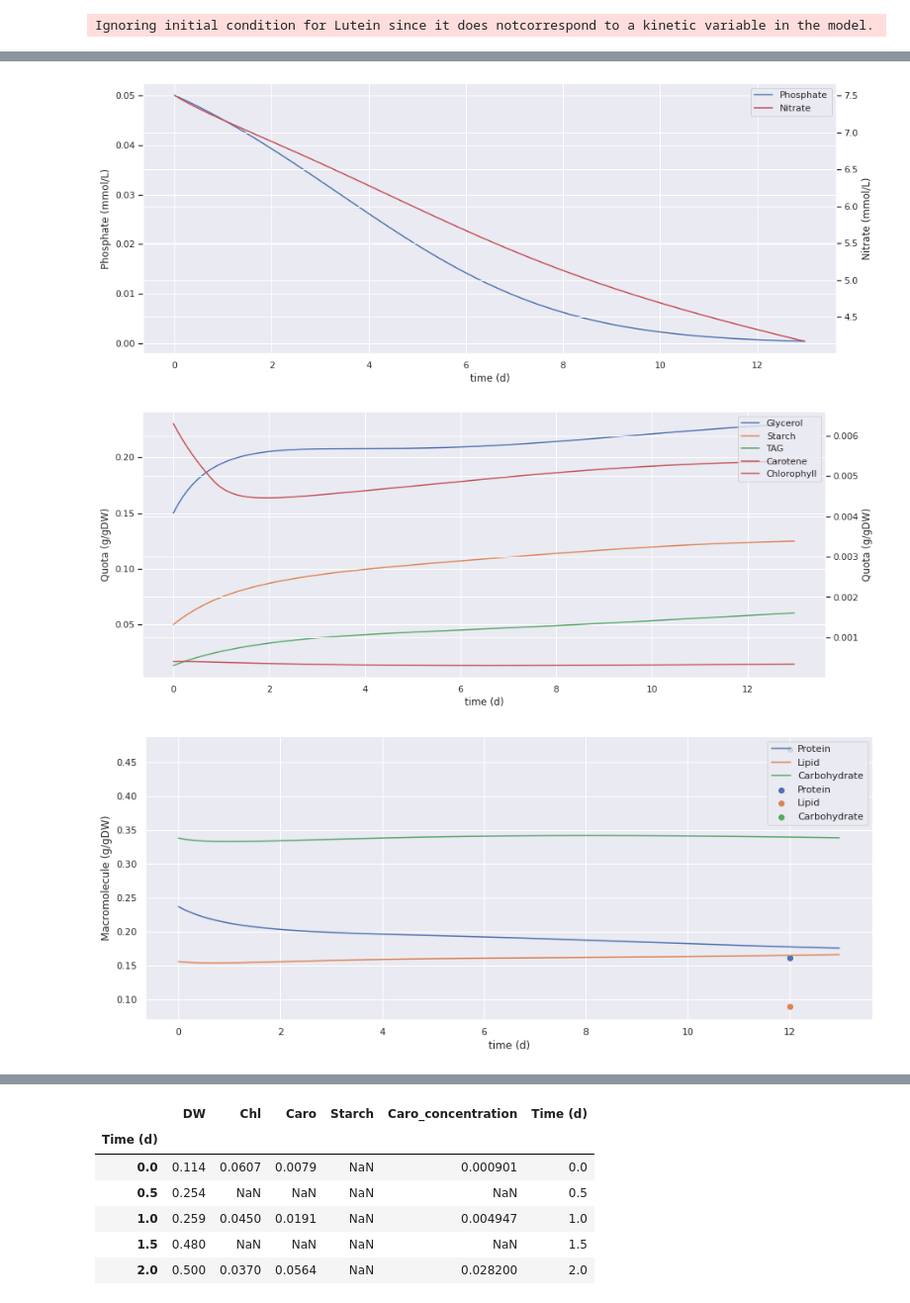
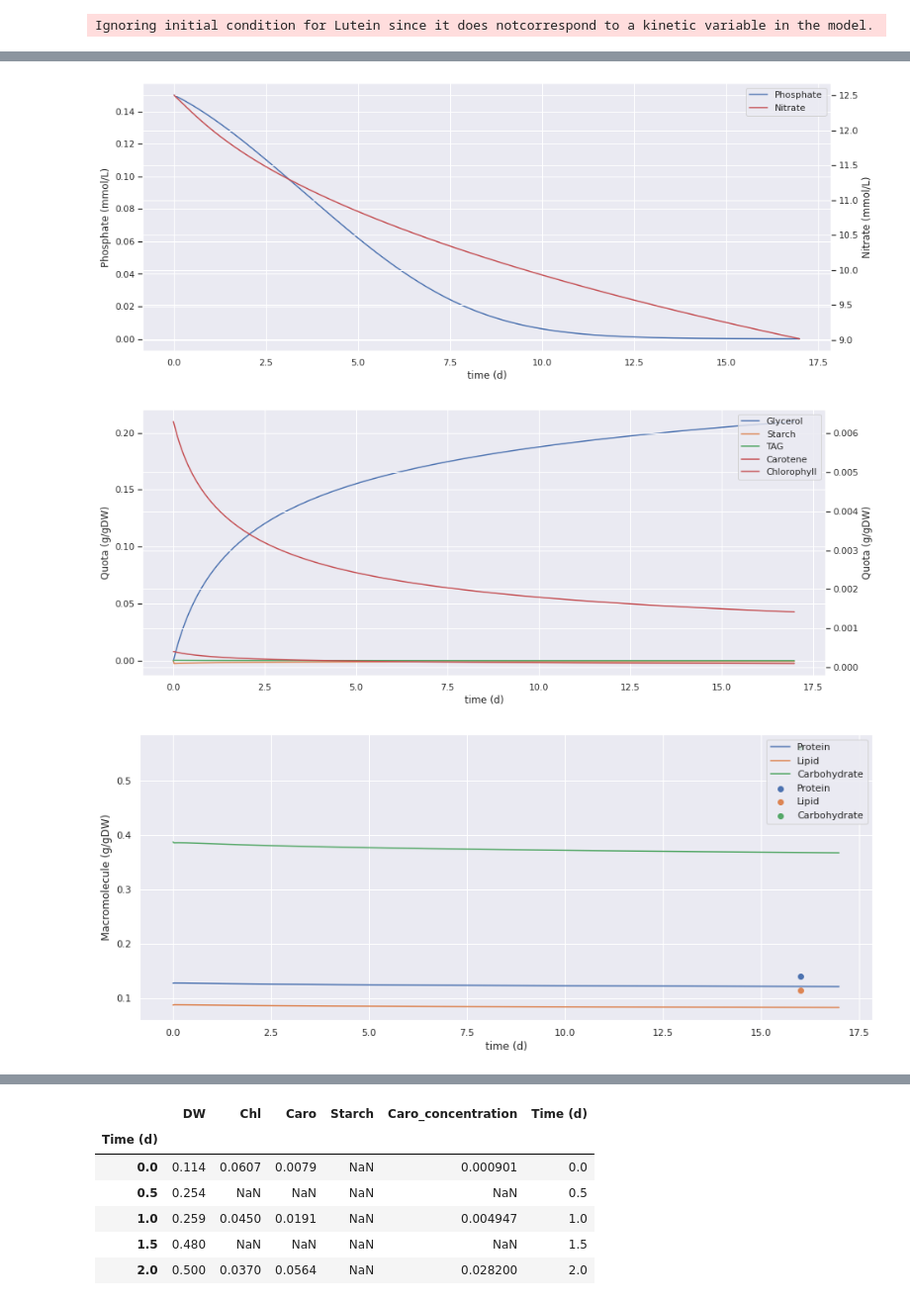
Before and after one commit to ecunha1996/GSMMutils, a Jupyter notebook: examples/test_dynamicfba.ipynb, the cells around one changed output, grey strips where cells are left out. Shown at 99% size. Cells and saved outputs as stored; diff of their text form; code cells hidden in the pictures.

```diff
--- a/examples/test_dynamicfba.ipynb
+++ b/examples/test_dynamicfba.ipynb
@@ -45,3 +45,9 @@ Reactions: 3515
 Metabolites: 3660
 Genes: 1690
 Model loaded
+# %%
+import sys
+sys.path.insert(0, "/opt/src")
+from GSMMutils.dynamic.run_dfba import *
+initial_parameters = json.load(open(f"{DATA_PATH}/dfba/inputs/initial_parameters.json", "r"))
+concentrations, trajectories = create_dfba_model("3", initial_parameters, True)
@@ -47,0 +279,2 @@ Model loaded
+# %%
+concentrations, trajectories = create_dfba_model( "3", initial_parameters, True)
@@ -47,0 +332,18 @@ Model loaded
+# %%
+from GSMMutils.dynamic.rhs import get_bounds
+
+parameters = {
+    "p_quota": 0.24,
+    "wPmin": 0.02635,
+    "wPopt": 1.29995,
+    "Esat": 500,
+    "ymax": 0.75556,
+    "KEchl": 71.25,
+    "nitrogen_mass_quota": 5.15*14.01/1000,
+    "Ex0": 1000,
+    "chlorophyll": 0.0063,
+    "aeration" : 700
+}
+
+expression = get_bounds("chlorophyll", parameters)
+expression
@@ -54,14 +379,14 @@ from plotly import graph_objects as go
 
 sys.path.insert(0, "/home/src/")
 
-from ExpGSMM.experimental.ExpMatrix import *
-from ExpGSMM.model.COBRAmodel import MyModel
-from ExpGSMM.dynamic.initial_conditions import get_initial_conditions
-from ExpGSMM.dynamic.rhs import get_bounds
+from GSMMutils.experimental.ExpMatrix import *
+from GSMMutils.model.COBRAmodel import MyModel
+from GSMMutils.dynamic.initial_conditions import get_initial_conditions
+from GSMMutils.dynamic.rhs import get_bounds
 import sympy as sp
 from sympy import Max, Min
 from sympy.functions import Abs
-from ExpGSMM.graphics.plot import plot_concentrations, plot_trajectories
+from GSMMutils.graphics.plot import plot_concentrations, plot_trajectories
 
 def get_kinetic_variables():
     light = KineticVariable("Light")
@@ -342,6 +667,6 @@ for condition in conditions:
 res
 initial_params = json.load(open(f"{DATA_PATH}/dfba/inputs/initial_parameters.json"))
 # initial_params = json.load(open(f"{DATA_PATH}/dfba/optimized_parameters.json"))
-concentrations, trajectories = create_dfba_model("5", initial_params, create_plots = True)
+concentrations, trajectories = create_dfba_model("4", initial_params, create_plots = True)
 # %% [output]
 Ignoring initial condition for Lutein since it does notcorrespond to a kinetic variable in the model.
@@ -349,5 +674,5 @@ Ignoring initial condition for Lutein since it does notcorrespond to a kinetic v
-[figure, old version]
+[figure, new version]
-[figure, old version]
+[figure, new version]
-[figure, old version]
+[figure, new version]
 # %%
 concentrations
```
Also changed, not shown: parts of 16 cells of this notebook, 20 other files.
